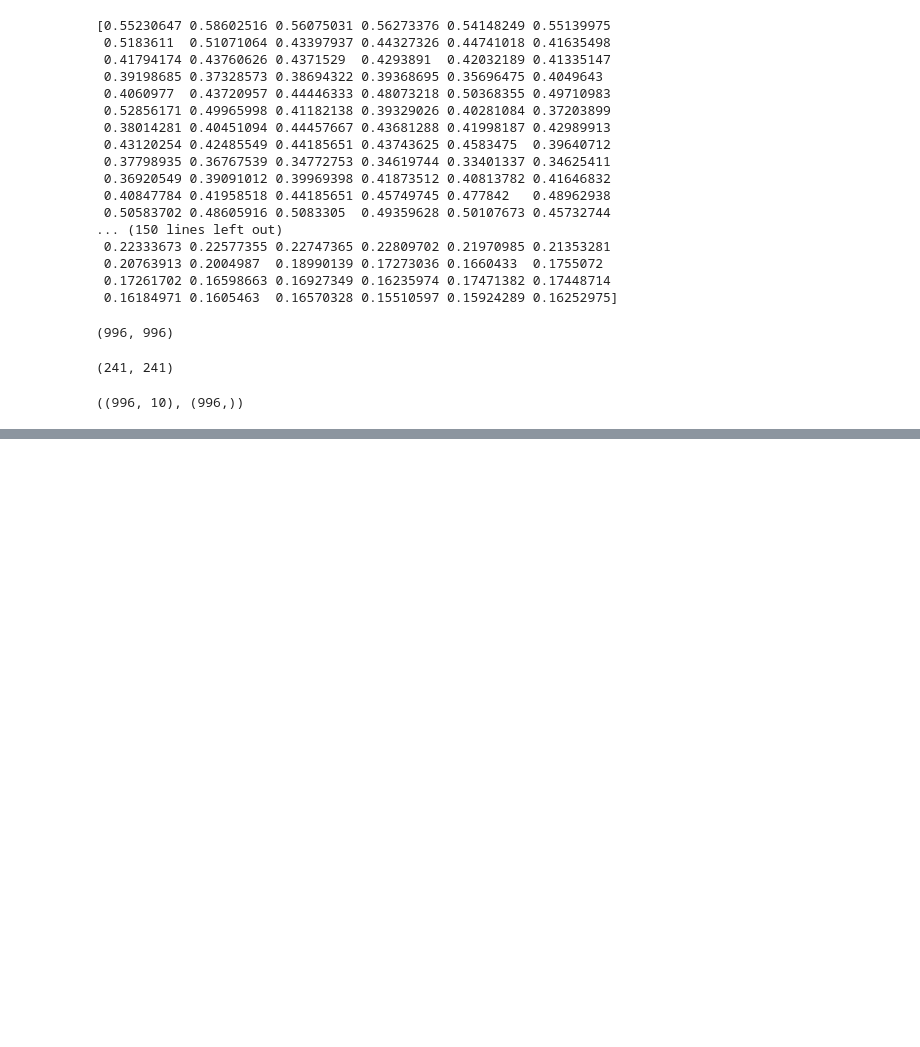
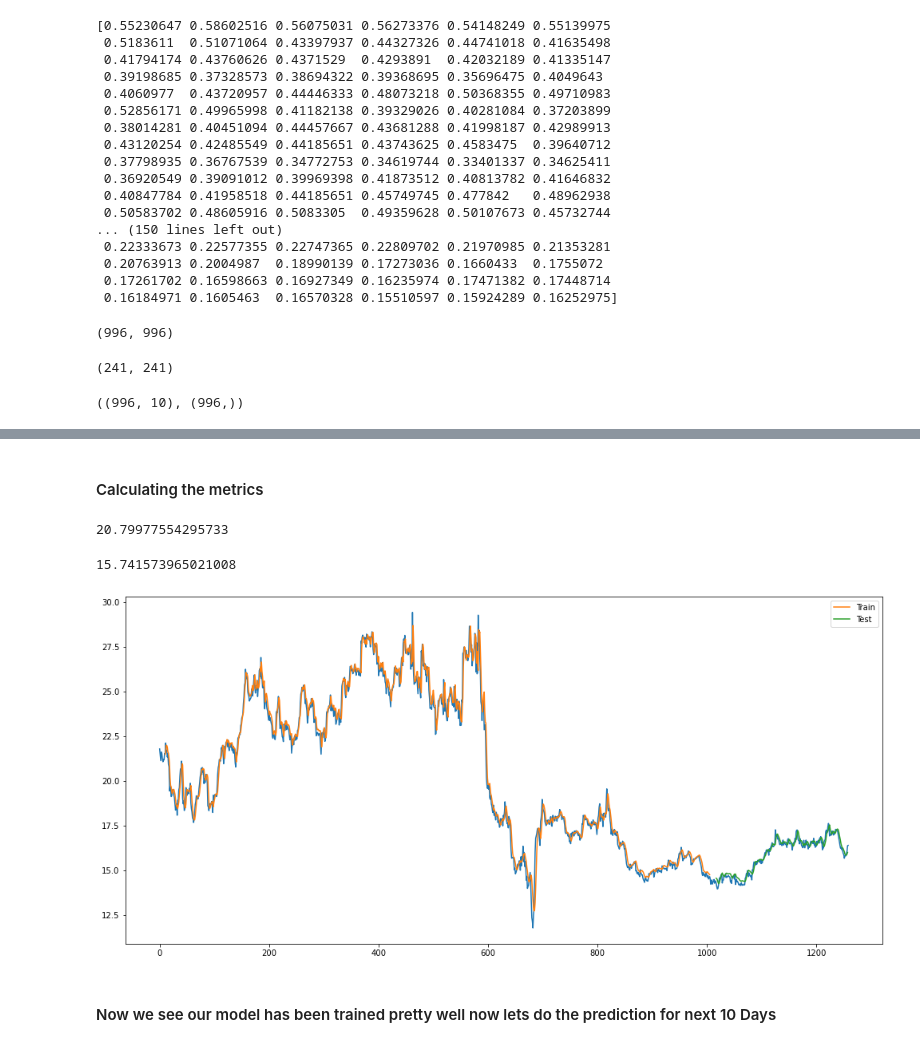
Before and after one commit to rutwik777/Stock-Market-Predictions-Time-Series-Modelling, a Jupyter notebook: Silver Price Prediction/Silver price prediction.ipynb, the cells around one changed output, grey strips where cells are left out. Drawn from its saved outputs; the diff is of its cells as text; code cells hidden in the pictures; blank space fills up the shorter version.

```diff
--- a/Silver Price Prediction/Silver price prediction.ipynb
+++ b/Silver Price Prediction/Silver price prediction.ipynb
@@ -190,0 +254,7 @@ X_train.shape, Y_train.shape
+# %%
+model = Sequential()
+model.add(LSTM(50, return_sequences=True, input_shape=(10,1))) #Input Layer with 10 time steps
+model.add(LSTM(50, return_sequences=True)) #Layer 2
+model.add(LSTM(50)) #Layer 3 pre output with no return sequences
+model.add(Dense(1)) #Output Layer
+model.compile(loss="mean_squared_error", optimizer='adam')
@@ -190,0 +280,2 @@ X_train.shape, Y_train.shape
+# %%
+model.fit(X_train, Y_train, validation_data=(X_test, Y_test), epochs=120, batch_size=64, verbose=1)
@@ -190,0 +301,3 @@ X_train.shape, Y_train.shape
+# %%
+X_train_predictions = model.predict(X_train)
+X_test_predictions = model.predict(X_test)
@@ -190,0 +306,5 @@ X_train.shape, Y_train.shape
+# %%
+X_train_predictions_transformed = scaler.inverse_transform(X_train_predictions)
+X_test_predictions_transformed = scaler.inverse_transform(X_test_predictions)
+# %% [markdown]
+#### Calculating the metrics
@@ -190,0 +314,30 @@ X_train.shape, Y_train.shape
+# %%
+math.sqrt(mean_squared_error(Y_train, X_train_predictions_transformed))
+# %% [output]
+20.79977554295733
+# %%
+math.sqrt(mean_squared_error(Y_test, X_test_predictions_transformed))
+# %% [output]
+15.741573965021008
+# %%
+### Plotting
+# shift train predictions for plotting
+look_back=10
+plt.figure(figsize=(17,8))
+trainPredictPlot = np.empty_like(df_1)
+trainPredictPlot[:, :] = np.nan
+trainPredictPlot[look_back:len(X_train_predictions_transformed)+look_back, :] = X_train_predictions_transformed
+# shift test predictions for plotting
+testPredictPlot = np.empty_like(df_1)
+testPredictPlot[:, :] = np.nan
+testPredictPlot[len(X_train_predictions_transformed)+(look_back*2)+1:len(df_1)-1, :] = X_test_predictions_transformed
+# plot baseline and predictions
+plt.plot(scaler.inverse_transform(df_1))
+plt.plot(trainPredictPlot, label='Train')
+plt.plot(testPredictPlot, label='Test')
+plt.legend()
+plt.show()
+# %% [output]
+[figure, added]
+# %% [markdown]
+#### Now we see our model has been trained pretty well now lets do the prediction for next 10 Days
```
Also changed, not shown: parts of 17 cells of this notebook.
